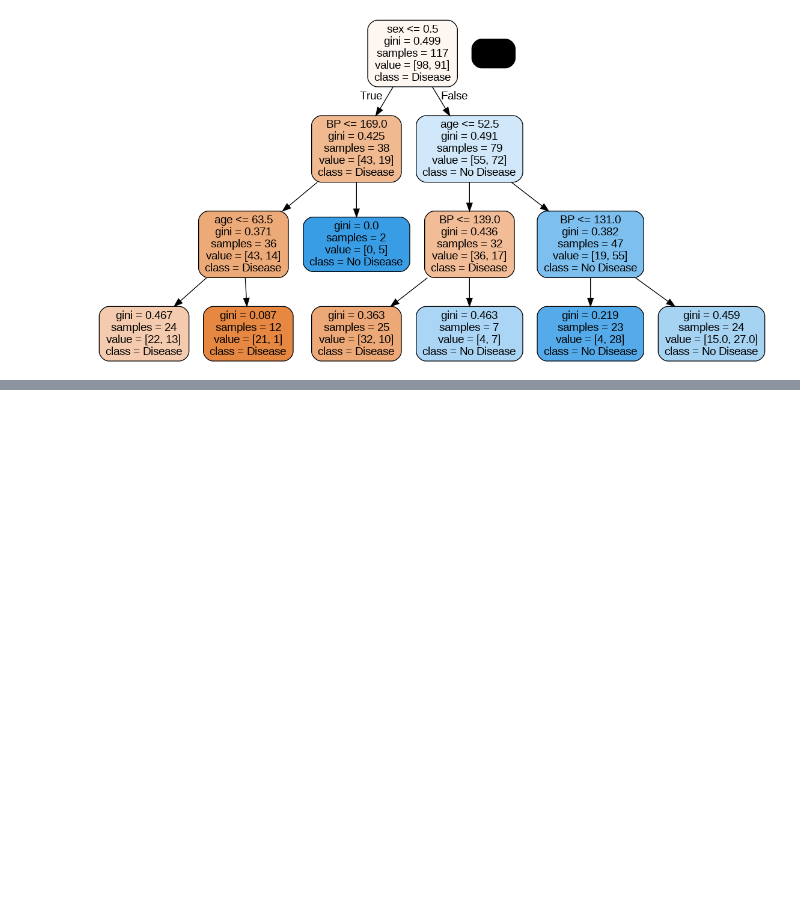
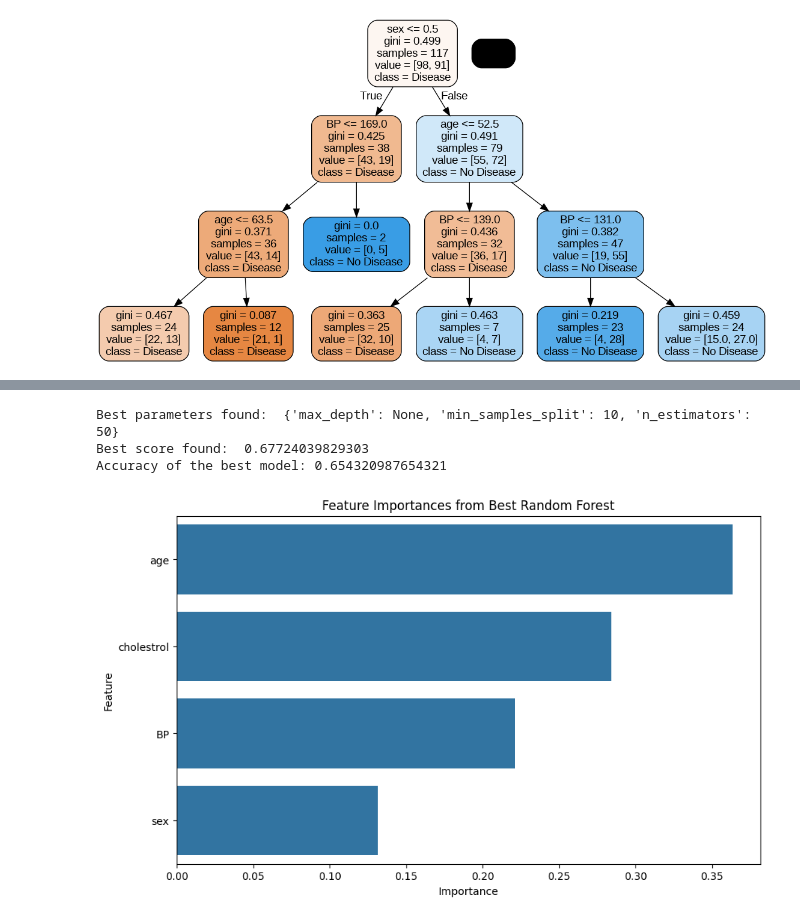
Before and after one commit to AshwiniPushkarr/-Linear-Regresion, a Jupyter notebook: RandomForrestOB.ipynb, the cells around one changed output, grey strips where cells are left out. Saved outputs shown, nothing was run; the diff lists cells and outputs as text; code cells hidden in the pictures; blank space fills up the shorter version.

```diff
--- a/RandomForrestOB.ipynb
+++ b/RandomForrestOB.ipynb
@@ -150,0 +281,45 @@ Image(gph.create_png())
+# %%
+# prompt: what is the next step
+
+# Example of Hyperparameter Tuning using GridSearchCV:
+param_grid = {
+    'n_estimators': [50, 100, 200],
+    'max_depth': [None, 10, 20],
+    'min_samples_split': [2, 5, 10]
+}
+
+grid_search = GridSearchCV(estimator=rf, param_grid=param_grid, cv=5, scoring='accuracy')
+grid_search.fit(X_train, y_train)
+
+print("Best parameters found: ", grid_search.best_params_)
+print("Best score found: ", grid_search.best_score_)
+
+best_rf = grid_search.best_estimator_  # Get the best model from GridSearchCV
+
+# Now you can evaluate the best model on the test set:
+y_pred_best = best_rf.predict(X_test)
+accuracy_best = accuracy_score(y_test, y_pred_best)
+print(f"Accuracy of the best model: {accuracy_best}")
+
+
+#Further analysis can be done on the best model with the best hyperparameters
+# %% [output]
+Best parameters found:  {'max_depth': None, 'min_samples_split': 10, 'n_estimators': 50}
+Best score found:  0.67724039829303
+Accuracy of the best model: 0.654320987654321
+# %%
+# prompt: what is the next step
+
+import pandas as pd
+import matplotlib.pyplot as plt
+#Further analysis can be done on the best model with the best hyperparameters
+#Example:  Analyzing the best model's feature importances
+feature_importances_best = best_rf.feature_importances_
+feature_importance_df_best = pd.DataFrame({'Feature': X_train.columns, 'Importance': feature_importances_best})
+feature_importance_df_best = feature_importance_df_best.sort_values(by='Importance', ascending=False)
+plt.figure(figsize=(10, 6))
+sns.barplot(x='Importance', y='Feature', data=feature_importance_df_best)
+plt.title('Feature Importances from Best Random Forest')
+plt.show()
+# %% [output]
+[figure, added]
```
Also changed, not shown: parts of 6 cells of this notebook.
